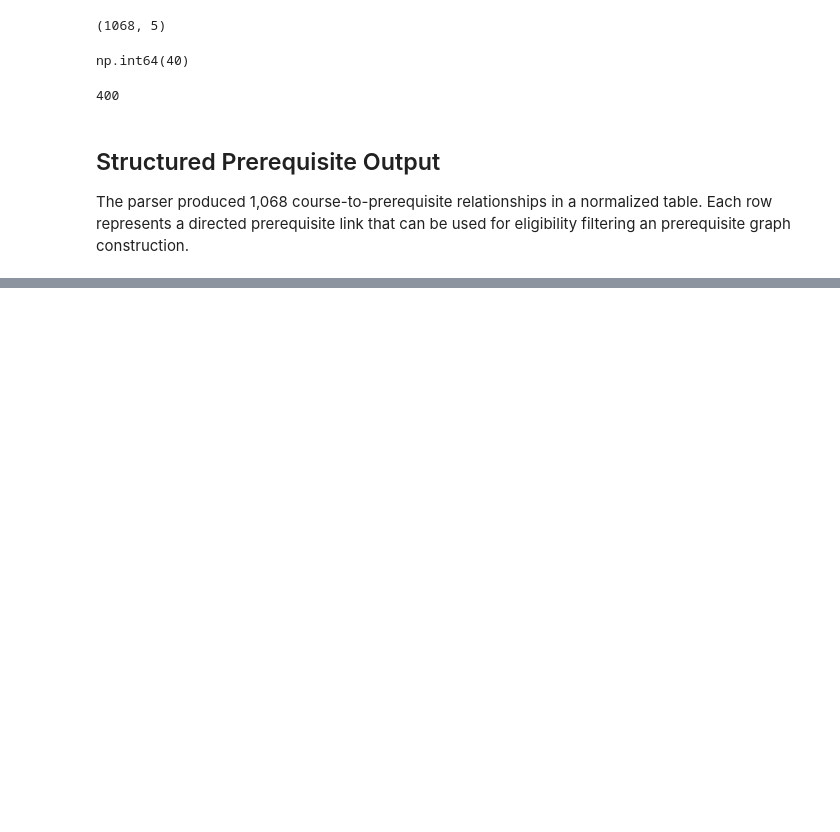
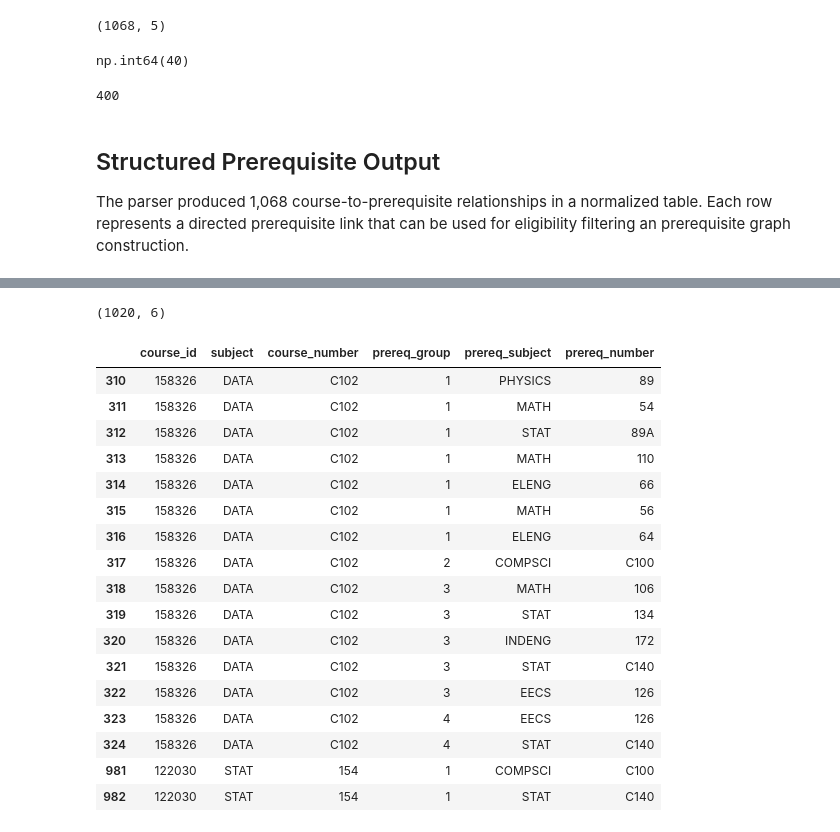
Before and after one commit to keskaory/CalCourse, a Jupyter notebook: notebooks/02_prerequisite_parsing.ipynb, the cells around one changed output, grey strips where cells are left out. Cells and saved outputs as stored; diff of their text form; code cells hidden in the pictures; blank space fills up the shorter version.

Commit message:
Improve prereq hanling and recommendation quality

```diff
--- a/notebooks/02_prerequisite_parsing.ipynb
+++ b/notebooks/02_prerequisite_parsing.ipynb
@@ -397,0 +472,68 @@ The parser produced 1,068 course-to-prerequisite relationships in a normalized t
+# %%
+grouped_rows = []
+
+for _, row in requirements.iterrows():
+    groups = parse_prerequisite_groups(row["requirements"])
+
+    course_label = (
+        f"{row['subject']} {row['course_number']}"
+    )
+
+    for group_id, group in enumerate(groups, start=1):
+        for prereq in group:
+
+            # Avoid a course becoming its own prerequisite
+            if prereq == course_label:
+                continue
+
+            prereq_subject, prereq_number = prereq.rsplit(" ", 1)
+
+            grouped_rows.append({
+                "course_id": row["course_id"],
+                "subject": row["subject"],
+                "course_number": row["course_number"],
+                "prereq_group": group_id,
+                "prereq_subject": prereq_subject,
+                "prereq_number": prereq_number,
+            })
+
+grouped_prereqs = pd.DataFrame(grouped_rows)
+
+grouped_prereqs = grouped_prereqs.drop_duplicates().reset_index(drop=True)
+
+grouped_prereqs.shape
+# %% [output]
+(1020, 6)
+# %%
+grouped_prereqs[
+    (
+        (grouped_prereqs["subject"] == "DATA")
+        & (grouped_prereqs["course_number"] == "C102")
+    )
+    |
+    (
+        (grouped_prereqs["subject"] == "STAT")
+        & (grouped_prereqs["course_number"] == "154")
+    )
+].sort_values(
+    ["subject", "course_number", "prereq_group"]
+)
+# %% [output]
+|  | course_id | subject | course_number | prereq_group | prereq_subject | prereq_number |
+| 310 | 158326 | DATA | C102 | 1 | PHYSICS | 89 |
+| 311 | 158326 | DATA | C102 | 1 | MATH | 54 |
+| 312 | 158326 | DATA | C102 | 1 | STAT | 89A |
+| 313 | 158326 | DATA | C102 | 1 | MATH | 110 |
+| 314 | 158326 | DATA | C102 | 1 | ELENG | 66 |
+| 315 | 158326 | DATA | C102 | 1 | MATH | 56 |
+| 316 | 158326 | DATA | C102 | 1 | ELENG | 64 |
+| 317 | 158326 | DATA | C102 | 2 | COMPSCI | C100 |
+| 318 | 158326 | DATA | C102 | 3 | MATH | 106 |
+| 319 | 158326 | DATA | C102 | 3 | STAT | 134 |
+| 320 | 158326 | DATA | C102 | 3 | INDENG | 172 |
+| 321 | 158326 | DATA | C102 | 3 | STAT | C140 |
+| 322 | 158326 | DATA | C102 | 3 | EECS | 126 |
+| 323 | 158326 | DATA | C102 | 4 | EECS | 126 |
+| 324 | 158326 | DATA | C102 | 4 | STAT | C140 |
+| 981 | 122030 | STAT | 154 | 1 | COMPSCI | C100 |
+| 982 | 122030 | STAT | 154 | 1 | STAT | C140 |
```
Also changed, not shown: parts of 13 cells of this notebook, 7 other files.
